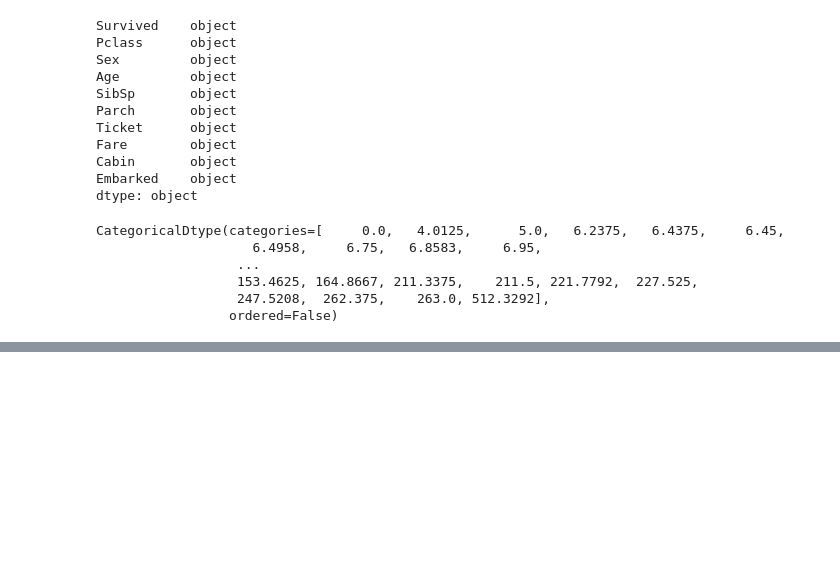
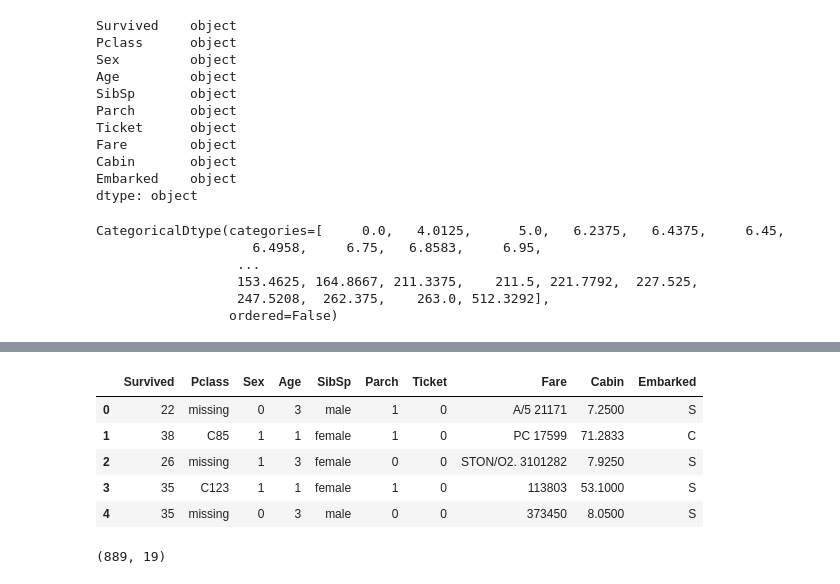
Before and after one commit to hadiuzzaman524/ML-Codes, a Jupyter notebook: titanic/titanic.ipynb, the cells around one changed output, grey strips where cells are left out. Drawn from its saved outputs; the diff is of its cells as text; code cells hidden in the pictures; blank space fills up the shorter version.

```diff
--- a/titanic/titanic.ipynb
+++ b/titanic/titanic.ipynb
@@ -309,0 +305,9 @@ df.head()
+# %%
+df.head()
+# %% [output]
+|  | Survived | Pclass | Sex | Age | SibSp | Parch | Ticket | Fare | Cabin | Embarked |
+| 0 | 22 | missing | 0 | 3 | male | 1 | 0 | A/5 21171 | 7.2500 | S |
+| 1 | 38 | C85 | 1 | 1 | female | 1 | 0 | PC 17599 | 71.2833 | C |
+| 2 | 26 | missing | 1 | 3 | female | 0 | 0 | STON/O2. 3101282 | 7.9250 | S |
+| 3 | 35 | C123 | 1 | 1 | female | 1 | 0 | 113803 | 53.1000 | S |
+| 4 | 35 | missing | 0 | 3 | male | 0 | 0 | 373450 | 8.0500 | S |
@@ -309,0 +324,4 @@ df.head()
+# %%
+transformed_data.shape
+# %% [output]
+(889, 19)
```
Also changed, not shown: parts of 4 cells of this notebook, 6 other files.
